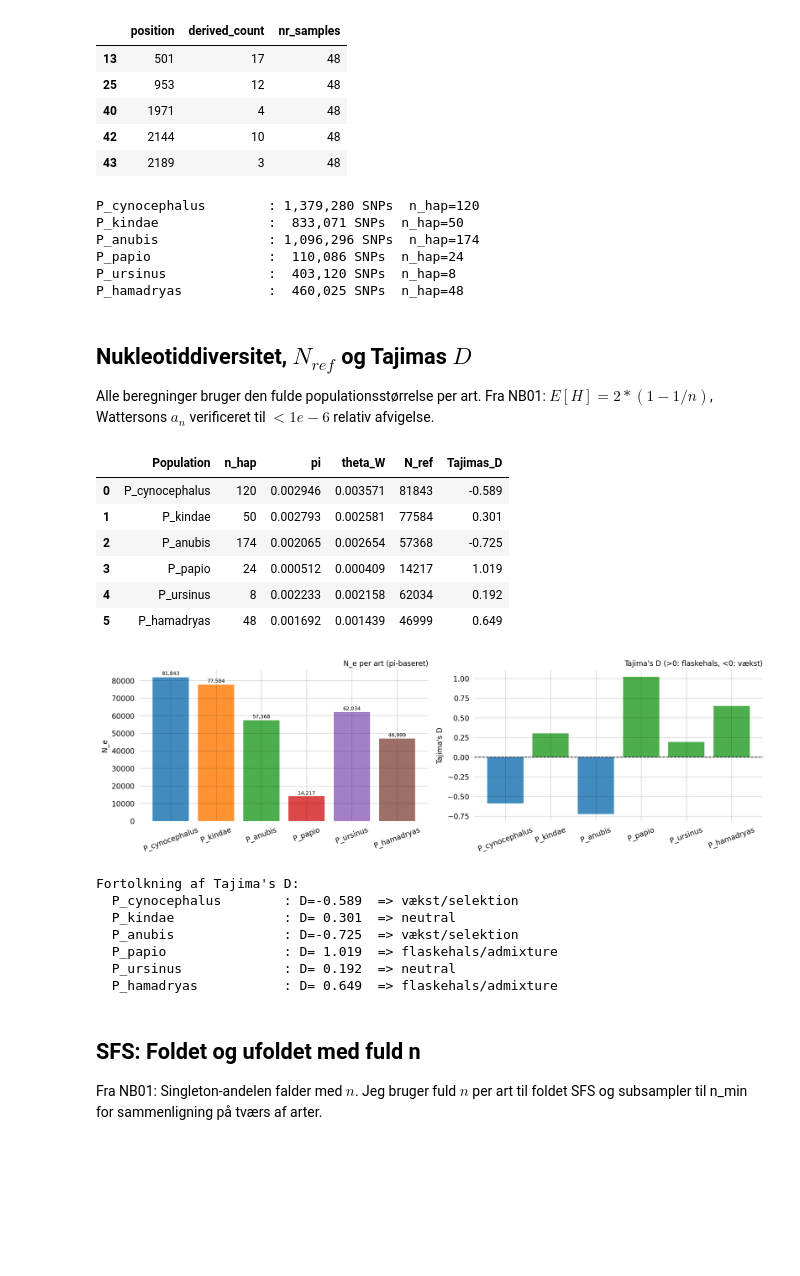
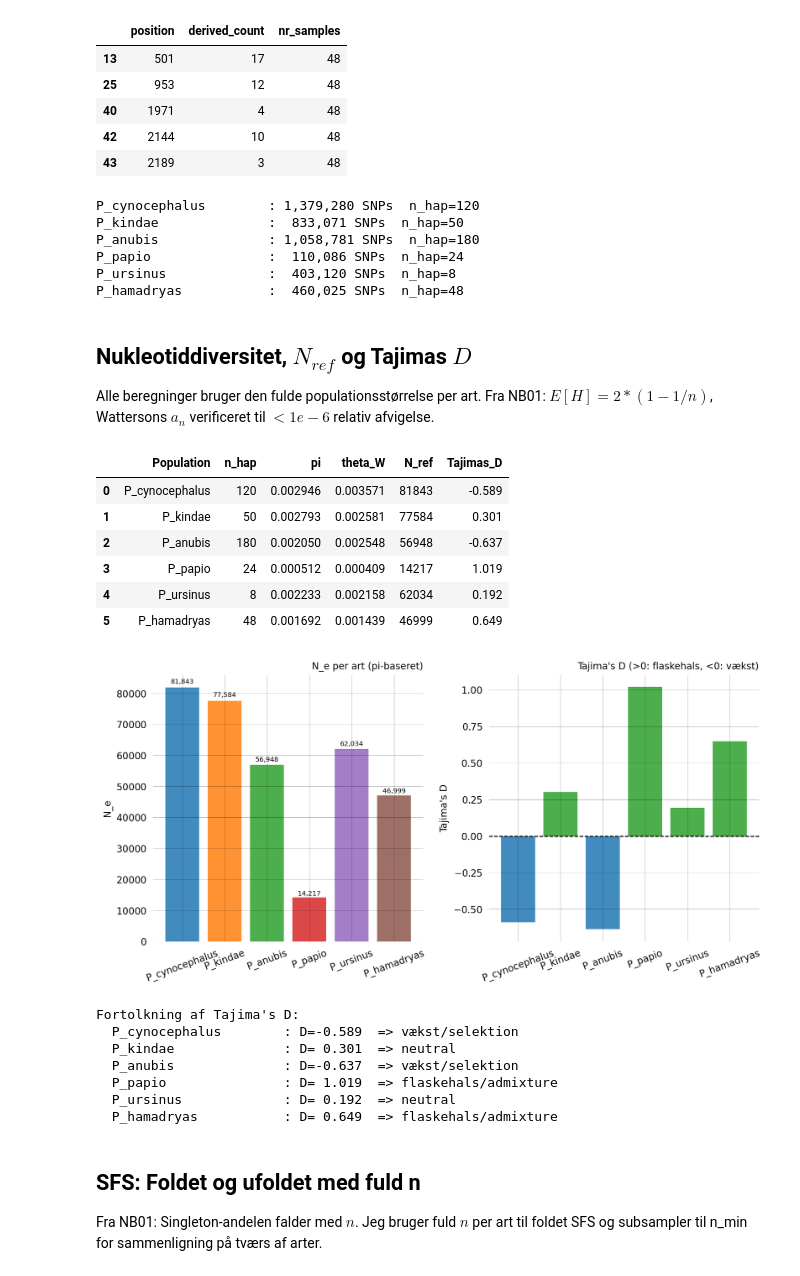
Before and after one commit to munch-group/emma-giraf, a Jupyter notebook: notebooks/07a_bavian_data.ipynb, the cells around one changed output. Drawn from its saved outputs; the diff is of its cells as text; code cells hidden in the pictures; blank space fills up the shorter version.

```diff
--- a/notebooks/07a_bavian_data.ipynb
+++ b/notebooks/07a_bavian_data.ipynb
@@ -156,11 +159,12 @@ population_map = {
                             'PD_0641', 'PD_0642', 'PD_0649', 'PD_0650', 'PD_0651', 'PD_0652',
                             'PD_0653', 'PD_0654', 'PD_0674', 'PD_0675', 'PD_0676', 'PD_0677',
                             'PD_0678', 'PD_0679', 'PD_0680', 'PD_0681', 'PD_0682', 'PD_0683',
-                            'PD_0684', 'PD_0685', 'PD_0686', 'PD_0719', 'PD_0720', 'PD_0721',
+                            'PD_0684', 'PD_0685', 'PD_0686', 'PD_0720', 'PD_0721',
                             'PD_0722', 'PD_0723', 'PD_0724', 'PD_0725', 'PD_0726', 'PD_0727',
                             'PD_0728', 'PD_0729', 'PD_0730', 'PD_0731', 'PD_0732', 'PD_0733',
                             'PD_0734', 'PD_0735', 'PD_0736', 'PD_0737', 'PD_0738' 'PD_0739',
-                            'PD_0740', 'PD_0741', 'PD_0742', 'PD_0743', 'PD_0744'],
+                            'PD_0740', 'PD_0741', 'PD_0742', 'PD_0743', 'PD_0744', 'PD_0204',
+                            'PD_0205', 'PD_0206', 'PD_0207',],
     # P. Papio - Niokolo Koba, Senegal
     "P_papio":          ['PD_0390', 'PD_0391',
                          'PD_0392', 'PD_0393', 'PD_0394', 'PD_0395', 'PD_0396', 'PD_0397',
@@ -350,7 +354,7 @@ populations = {name: compute_derived_counts(ds_pops[name], name) for name in ds_
 # %% [output]
 P_cynocephalus        : 1,379,280 SNPs  n_hap=120
 P_kindae              :  833,071 SNPs  n_hap=50
-P_anubis              : 1,096,296 SNPs  n_hap=174
+P_anubis              : 1,058,781 SNPs  n_hap=180
 P_papio               :  110,086 SNPs  n_hap=24
 P_ursinus             :  403,120 SNPs  n_hap=8
 P_hamadryas           :  460,025 SNPs  n_hap=48
@@ -416,35 +420,35 @@ df_pop
 |  | Population | n_hap | pi | theta_W | N_ref | Tajimas_D |
 | 0 | P_cynocephalus | 120 | 0.002946 | 0.003571 | 81843 | -0.589 |
 | 1 | P_kindae | 50 | 0.002793 | 0.002581 | 77584 | 0.301 |
-| 2 | P_anubis | 174 | 0.002065 | 0.002654 | 57368 | -0.725 |
+| 2 | P_anubis | 180 | 0.002050 | 0.002548 | 56948 | -0.637 |
 | 3 | P_papio | 24 | 0.000512 | 0.000409 | 14217 | 1.019 |
 | 4 | P_ursinus | 8 | 0.002233 | 0.002158 | 62034 | 0.192 |
 | 5 | P_hamadryas | 48 | 0.001692 | 0.001439 | 46999 | 0.649 |
 # %%
 #| label: fig-ne-tajima
 #| fig-cap: "Effektiv populationsstørrelse ($N_{\text{ref}}$) og Tajimas $D$ for alle bavianpopulationer. Negativ $D$ for *P. cynocephalus* og *P. anubis* indikerer populationsvækst eller selektion. *P. papio* viser det højeste positive $D$ konsistent med flaskehals."
 
-fig, axes = plt.subplots(1, 2, figsize=(13, 4))
+fig, axes = plt.subplots(1, 2, figsize=(10, 5))
 
 names = [r['Population'] for r in rows_pop]
 Ne_v  = [r['N_ref'] for r in rows_pop]
 D_v   = [r['Tajimas_D'] if not pd.isna(r['Tajimas_D']) else 0 for r in rows_pop]
 
 axes[0].bar(names, Ne_v, color=[f'C{i}' for i in range(len(names))], alpha=0.85)
 for bar, val in zip(axes[0].patches, Ne_v):
     axes[0].text(bar.get_x()+bar.get_width()/2, bar.get_height()*1.01,
                  f'{val:,.0f}', ha='center', va='bottom', fontsize=7)
 axes[0].set_ylabel('N_e'); axes[0].set_title('N_e per art (pi-baseret)')
 axes[0].tick_params(axis='x', rotation=20)
 
 axes[1].bar(names, D_v, color=['C2' if d>0 else 'C0' for d in D_v], alpha=0.85)
 axes[1].axhline(0, color='k', linestyle='--', lw=1)
 axes[1].set_ylabel("Tajima's D")
 axes[1].set_title("Tajima's D (>0: flaskehals, <0: vækst)")
 axes[1].tick_params(axis='x', rotation=20)
-plt.tight_layout(); plt.show()
+plt.tight_layout(); plt.show();
 # %% [output]
-[figure, old version]
+[figure, new version]
 # %%
 # Fortolkning
 print("\nFortolkning af Tajima's D:")
@@ -457,7 +461,7 @@ for r in rows_pop:
 Fortolkning af Tajima's D:
   P_cynocephalus        : D=-0.589  => vækst/selektion
   P_kindae              : D= 0.301  => neutral
-  P_anubis              : D=-0.725  => vækst/selektion
+  P_anubis              : D=-0.637  => vækst/selektion
   P_papio               : D= 1.019  => flaskehals/admixture
   P_ursinus             : D= 0.192  => neutral
   P_hamadryas           : D= 0.649  => flaskehals/admixture
```
Also changed, not shown: parts of 31 cells of this notebook, 10 other files.
